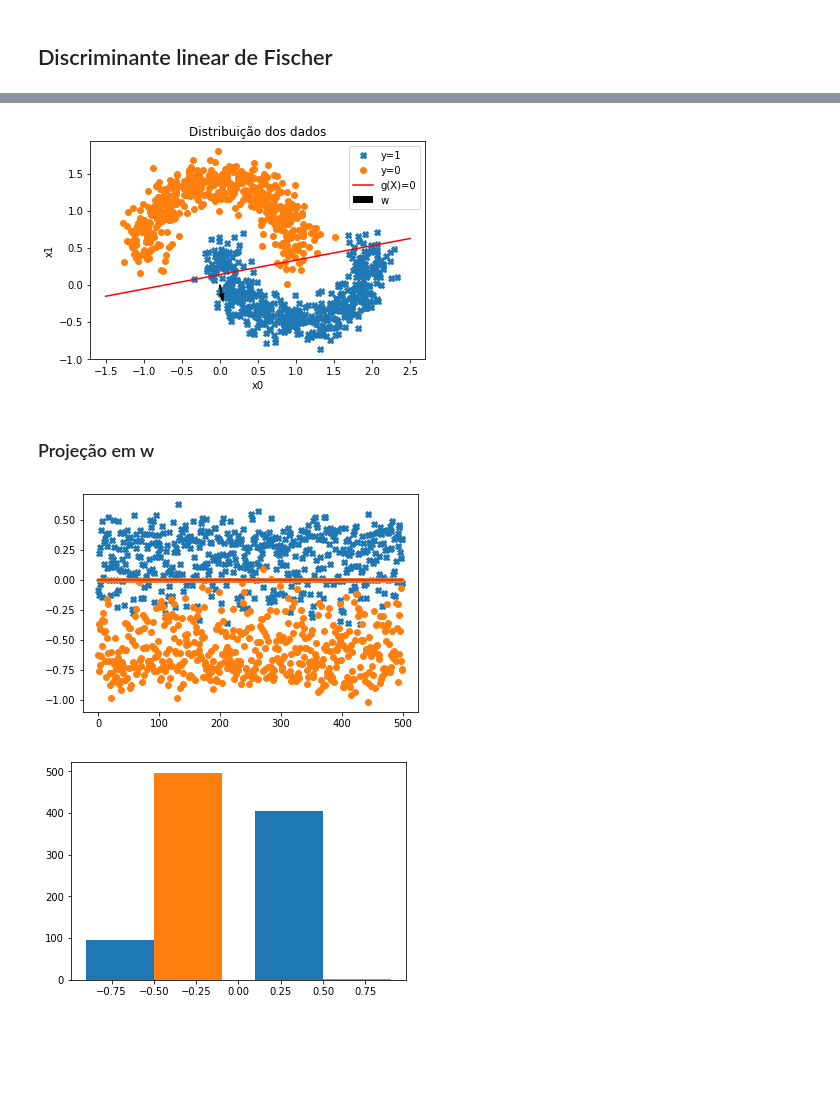
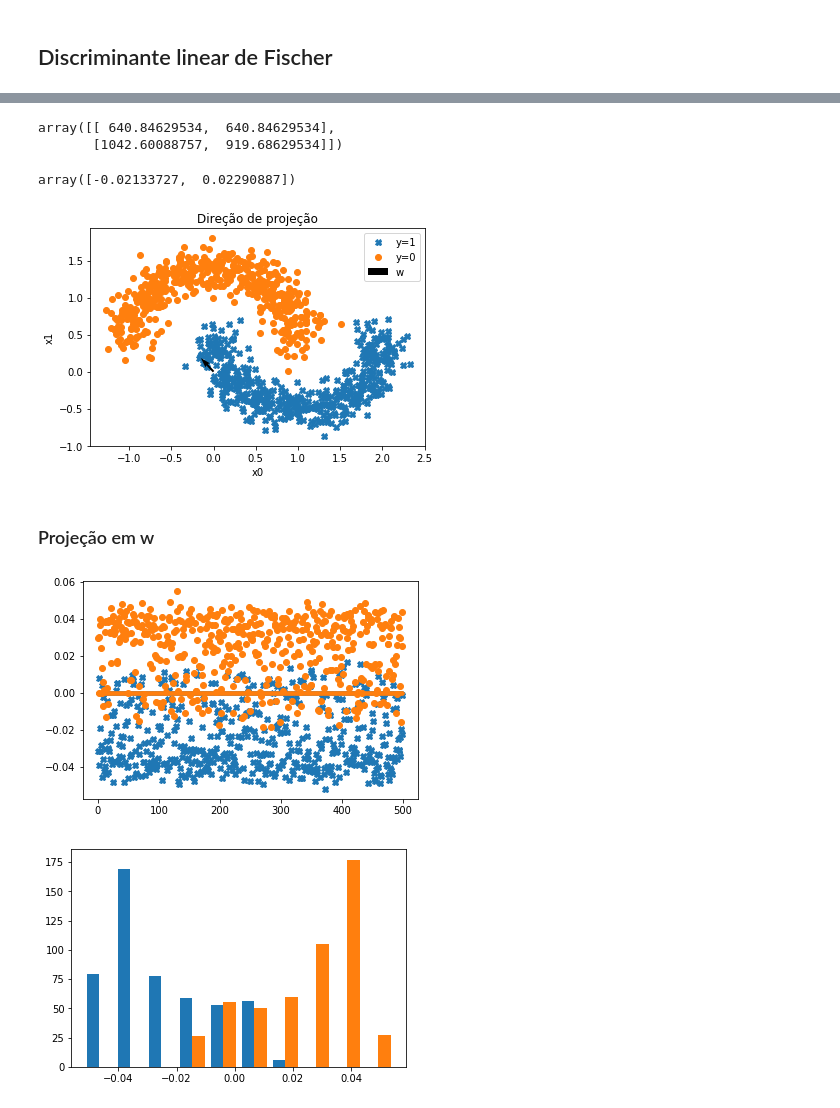
Before and after one commit to RafaelGoncalves8/machine-learning, a Jupyter notebook: 2-linear-classification/deliver/EFC2 - Linear classificartion.ipynb, the cells around one changed output, grey strips where cells are left out. Cells and saved outputs as stored; diff of their text form; code cells hidden in the pictures; blank space fills up the shorter version.

```diff
--- a/2-linear-classification/deliver/EFC2 - Linear classificartion.ipynb
+++ b/2-linear-classification/deliver/EFC2 - Linear classificartion.ipynb
@@ -49,4 +49,7 @@ dataset.shape
 # %%
 X = dataset[:,0:2]
 y = dataset[:,2].astype(int)
+# %%
+mask1 = [i for i, e in enumerate(y) if e]
+mask0 = [i for i, e in enumerate(y) if not e]
 # %%
@@ -76,0 +75,12 @@ print(w)
+# %%
+Sw = np.empty((2,2))
+mu1 = np.mean(X[mask1], 0)
+mu2 = np.mean(X[mask0], 0)
+for i in mask1:
+    Sw += np.dot((X[i] - mu1).T,(X[i] - mu1))
+for i in mask0:
+    Sw += np.dot((X[i] - mu2).T,(X[i] - mu2))
+Sw
+# %% [output]
+array([[ 640.84629534,  640.84629534],
+       [1042.60088757,  919.68629534]])
@@ -77,41 +91,45 @@ print(w)
+# %%
+w = np.dot(np.linalg.inv(Sw),(mu1 - mu2))
+w
+# %% [output]
+array([-0.02133727,  0.02290887])
 # %%
-mask1 = [i for i, e in enumerate(y) if e]
-mask2 = [i for i, e in enumerate(y) if not e]
 plt.plot(X[mask1, 0], X[mask1,1], 'X', zorder=1)
-plt.plot(X[mask2, 0], X[mask2, 1], 'o', zorder=2)
+plt.plot(X[mask0, 0], X[mask0, 1], 'o', zorder=2)
 
-x = np.linspace(-1.5, 2.5, 1000)
-w_norm = np.linalg.norm(w[1:])
-gx = -(w[1]/w[2])*x - (w[1]/w[2])*w[0]
-plt.plot(x, gx, 'r')
 
 origin = [0], [0] # origin point
 plt.xlabel('x0'), plt.ylabel('x1')
+plt.title("Direção de projeção")
+plt.quiver(*origin, w[0], w[1], width=0.006, color='black', zorder=3)
 
-plt.title("Distribuição dos dados")
-plt.quiver(*origin, w[1], w[2], width=0.006, color='black', zorder=3)
-plt.legend(['y=1', 'y=0', 'g(X)=0', 'w'])
-plt.savefig(os.path.join(image_dir, 'fischer.png'), bbox_inches='tight')
+# w0 = 0
+# x = np.linspace(-1.5, 2.5, 1000)
+# gx = -(w[0]/w[1])*x - (w[0]/w[1])*w0
+# plt.plot(x, gx, 'r', zorder=4)
+
+plt.legend(['y=1', 'y=0', 'w', 'thres = 0'])
+plt.savefig(os.path.join(image_dir, 'proj.png'), bbox_inches='tight')
 plt.show()
 # %% [output]
-[figure, old version]
+[figure, new version]
 # %% [markdown]
 ### Projeção em w
 # %%
-proj = lambda X, W: np.dot(X, W[1:])
+proj = lambda X, W: np.dot(X, W)
 # %%
 out = proj(X, w)
-plt.stem(out[mask1], linefmt='C0.', markerfmt='C0X')
-plt.stem(out[mask2], linefmt='C1.', markerfmt='C1o')
+plt.stem(out[mask1], basefmt='.', linefmt='C0.', markerfmt='C0X')
+plt.stem(out[mask0], basefmt='.', linefmt='C1.', markerfmt='C1o')
 plt.savefig(os.path.join(image_dir, 'stem_proj.png'), bbox_inches='tight')
 plt.show()
 # %% [output]
-[figure, old version]
+[figure, new version]
 # %%
-plt.hist([out[mask1], out[mask2]], bins=[-1,0,1], color=['C0', 'C1'])
+plt.hist([out[mask1], out[mask0]], color=['C0', 'C1'])
 plt.show()
 # %% [output]
-[figure, old version]
+[figure, new version]
 # %%
 def fischer(X, W, thres):
     out = proj(X, W)
```
Also changed, not shown: parts of 13 cells of this notebook, 3 other files.
